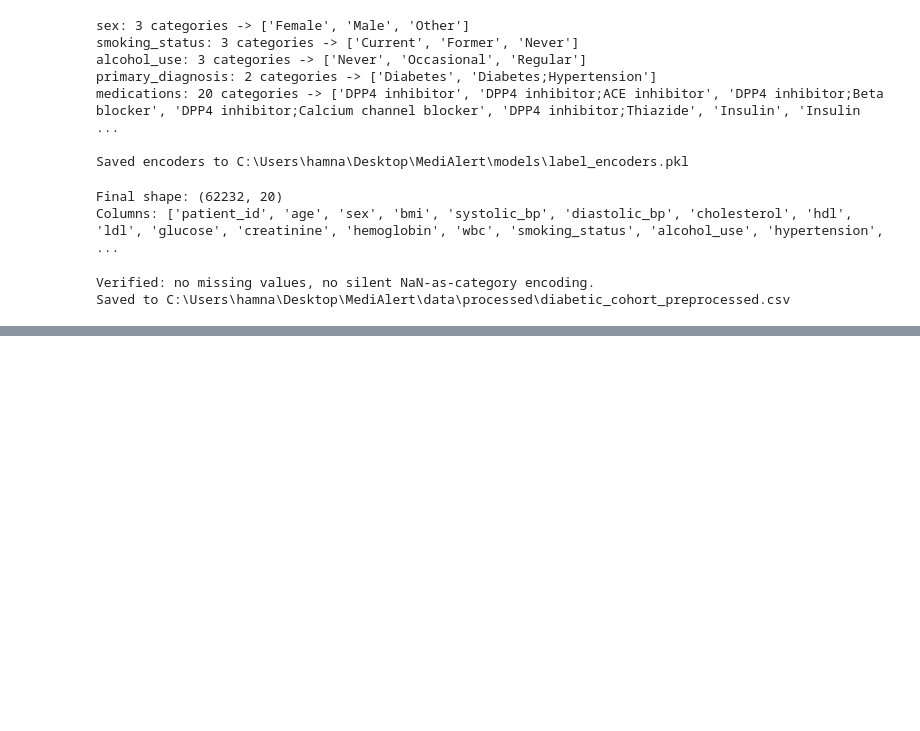
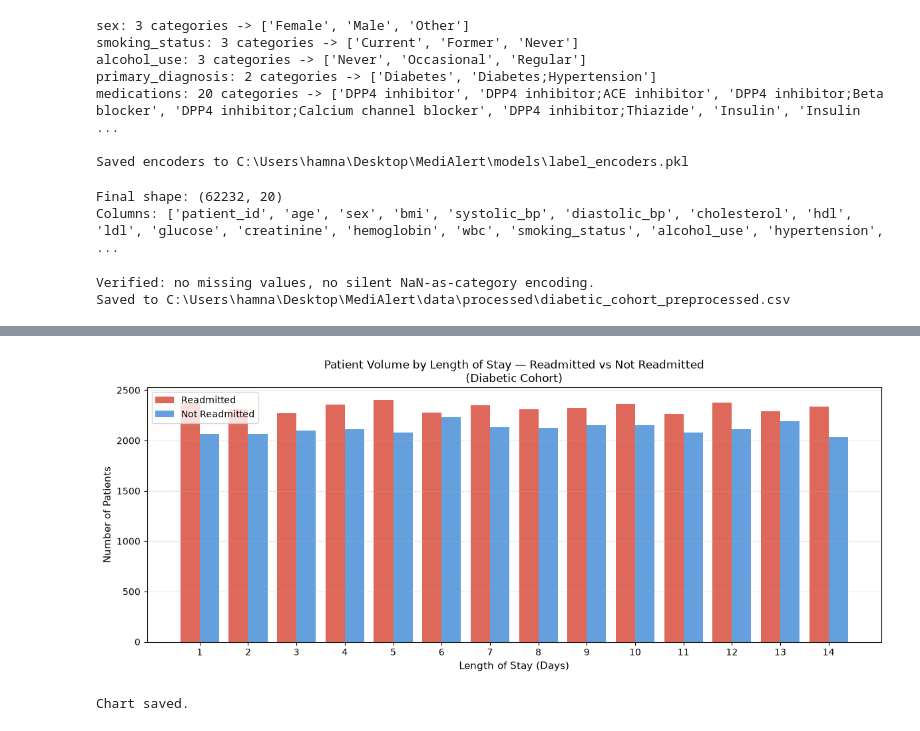
Before and after one commit to HamnaHaleem/medialert, a Jupyter notebook: notebooks/02_preprocessing.ipynb, the cells around one changed output, grey strips where cells are left out. Saved outputs shown, nothing was run; the diff lists cells and outputs as text; code cells hidden in the pictures; blank space fills up the shorter version.

```diff
--- a/notebooks/02_preprocessing.ipynb
+++ b/notebooks/02_preprocessing.ipynb
@@ -109,3 +109,21 @@ print(f"Saved to {out_path}")
 # %% [output]
 Verified: no missing values, no silent NaN-as-category encoding.
 Saved to C:\Users\hamna\Desktop\MediAlert\data\processed\diabetic_cohort_preprocessed.csv
+# %%
+import pandas as pd
+import matplotlib.pyplot as plt
+import seaborn as sns
+from config import RAW_DATASET_PATH
+
+# Reload raw data with dates intact for this analysis
+df_analysis = pd.read_csv(RAW_DATASET_PATH)
+df_analysis = df_analysis[df_analysis['diabetes'] == 1].copy()
+
+df_analysis['admission_date'] = pd.to_datetime(df_analysis['admission_date'], dayfirst=True)
+df_analysis['discharge_date'] = pd.to_datetime(df_analysis['discharge_date'], dayfirst=True)
+df_analysis['length_of_stay'] = (df_analysis['discharge_date'] - df_analysis['admission_date']).dt.days
+
+print("Length of stay distribution:")
+print(df_analysis['length_of_stay'].describe().round(2))
+print(f"\nReadmitted patients: {df_analysis['readmission_30'].sum():,}")
+print(f"Non-readmitted: {(df_analysis['readmission_30'] == 0).sum():,}")
@@ -111,0 +211,29 @@ Saved to C:\Users\hamna\Desktop\MediAlert\data\processed\diabetic_cohort_preproc
+# %%
+readmitted = df_analysis[df_analysis['readmission_30'] == 1]['length_of_stay'].value_counts().sort_index()
+not_readmitted = df_analysis[df_analysis['readmission_30'] == 0]['length_of_stay'].value_counts().sort_index()
+
+days = sorted(df_analysis['length_of_stay'].unique())
+width = 0.4
+
+fig, ax = plt.subplots(figsize=(12, 5))
+ax.bar([d - width/2 for d in days],
+       [readmitted.get(d, 0) for d in days],
+       width=width, label='Readmitted', color='#d94f3d', alpha=0.85)
+ax.bar([d + width/2 for d in days],
+       [not_readmitted.get(d, 0) for d in days],
+       width=width, label='Not Readmitted', color='#4a90d9', alpha=0.85)
+
+ax.set_xlabel("Length of Stay (Days)", fontsize=11)
+ax.set_ylabel("Number of Patients", fontsize=11)
+ax.set_title("Patient Volume by Length of Stay — Readmitted vs Not Readmitted\n(Diabetic Cohort)", fontsize=12)
+ax.set_xticks(days)
+ax.legend()
+ax.grid(axis='y', linestyle='--', alpha=0.4)
+
+plt.tight_layout()
+plt.savefig("../models/patient_volume_by_los.png", dpi=150)
+plt.show()
+print("Chart saved.")
+# %% [output]
+[figure, added]
+Chart saved.
```
Also changed, not shown: parts of 3 cells of this notebook, 4 other files.
